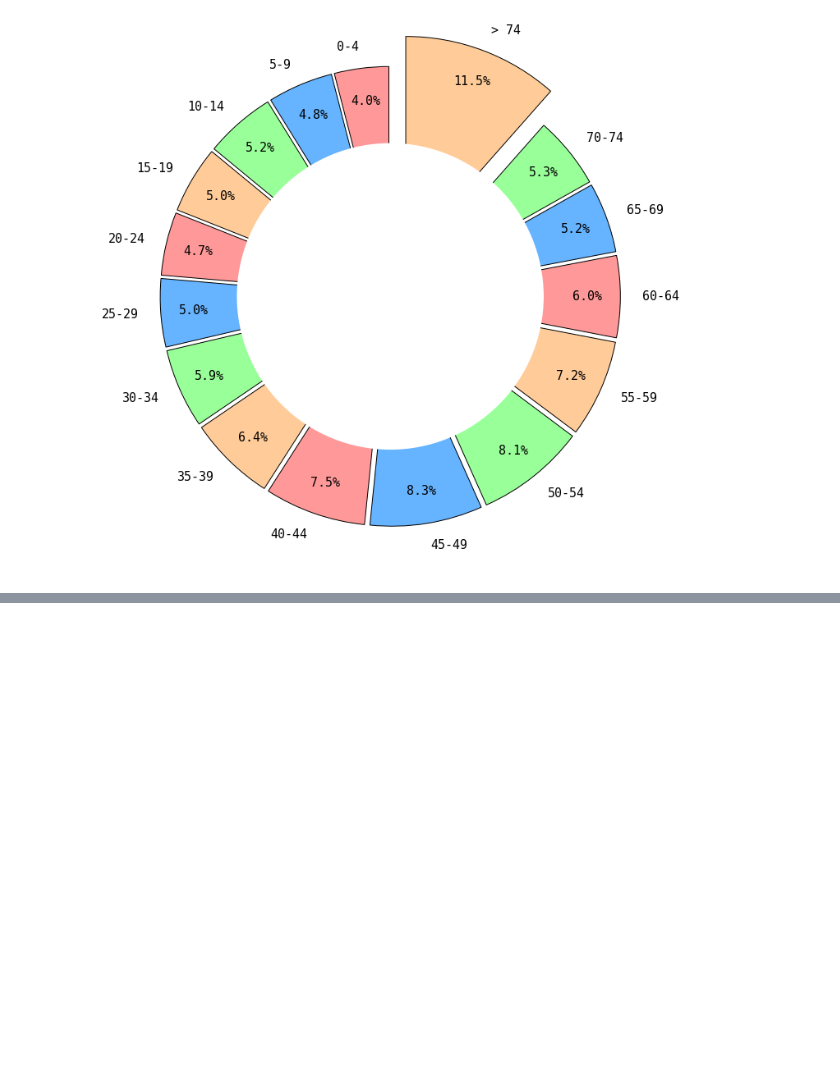
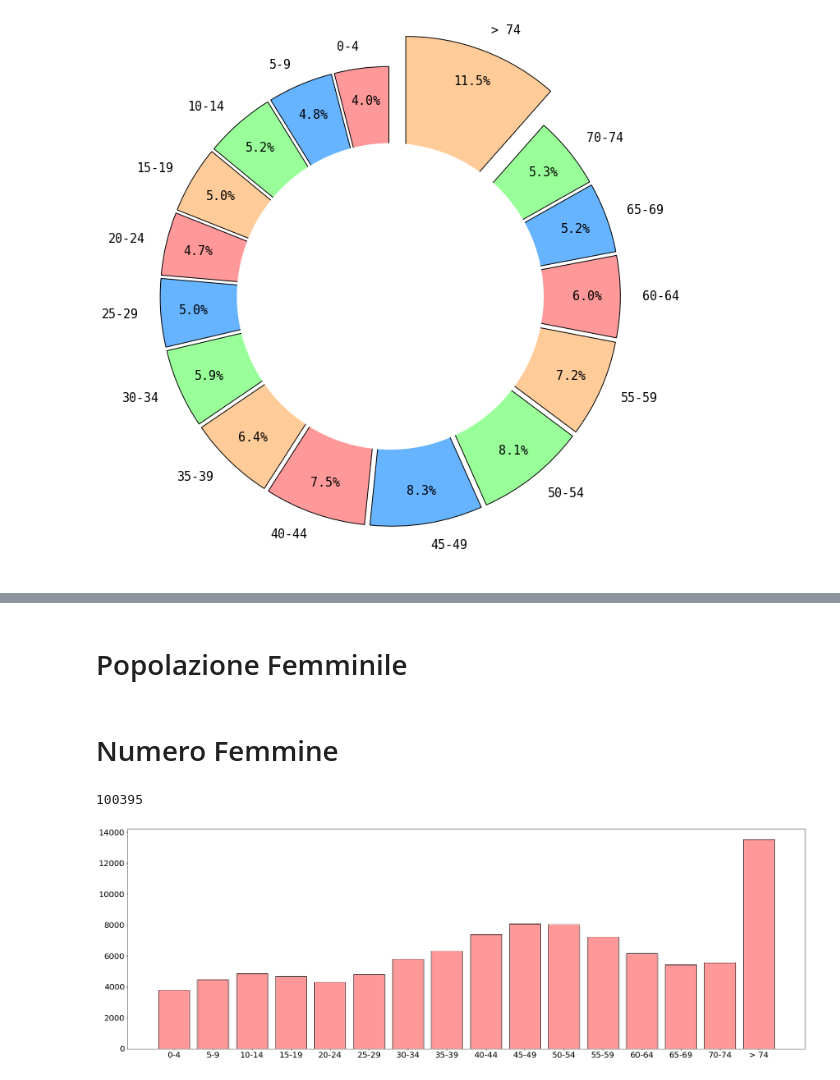
Before and after one commit to davidefabbrico/local-dati-gov, a Jupyter notebook: Popolazione Pratese.ipynb, the cells around one changed output, grey strips where cells are left out. Cells and saved outputs as stored; diff of their text form; code cells hidden in the pictures; blank space fills up the shorter version.

```diff
--- a/Popolazione Pratese.ipynb
+++ b/Popolazione Pratese.ipynb
@@ -79,0 +144,37 @@ plt.show()
+# %% [markdown]
+# Popolazione Femminile
+# %%
+df_femmine = pd.read_csv('http://odn.comune.prato.it/dataset/cd060ee9-49dd-4e50-a1ee-0c37b06b70be/resource/5673ba3b-9149-4622-bea7-1f720e58d23c/download/5bpopolazionexetaesezcensf311219.csv', sep = ",", encoding = "ISO-8859-1")
+df_femmine.rename(columns = df_femmine.iloc[0], inplace = True)
+df_femmine.drop(0, axis = 0, inplace = True)
+df_femmine.reset_index(inplace = True)
+df_femmine.drop("index", axis = 1, inplace = True)
+# %% [markdown]
+# Numero Femmine
+# %%
+for i in range(len(df_femmine)):
+    df_femmine['Totale'][i] = int(df_femmine['Totale'][i])
+tot_fem = df_femmine['Totale'].sum()
+tot_fem
+# %% [output]
+100395
+# %%
+dic_fem = {}
+df_no_fem = df_femmine.drop(["Sezione di censimento", "Totale"], axis = 1)
+for i in df_no_fem.columns:
+    for j in range(len(df_no_fem)):
+        if df_no_fem[i][j] == "-":
+            df_no_fem[i][j] = "0"
+for i in df_no_fem.columns:
+    for j in range(len(df_no_fem)):
+         df_no_fem[i][j] = int(df_no_fem[i][j])
+for i in df_no_mas.columns:
+    dic_fem[i] = df_no_fem[i].sum()
+# %%
+plt.figure(figsize = (30,10))
+plt.xticks(size = 20)
+plt.yticks(size = 20)
+plt.bar(dic_fem.keys(), height = dic_fem.values(), color = '#ff9999', edgecolor = "black")
+plt.show()
+# %% [output]
+[figure, added]
```
Also changed, not shown: parts of 22 cells of this notebook.
